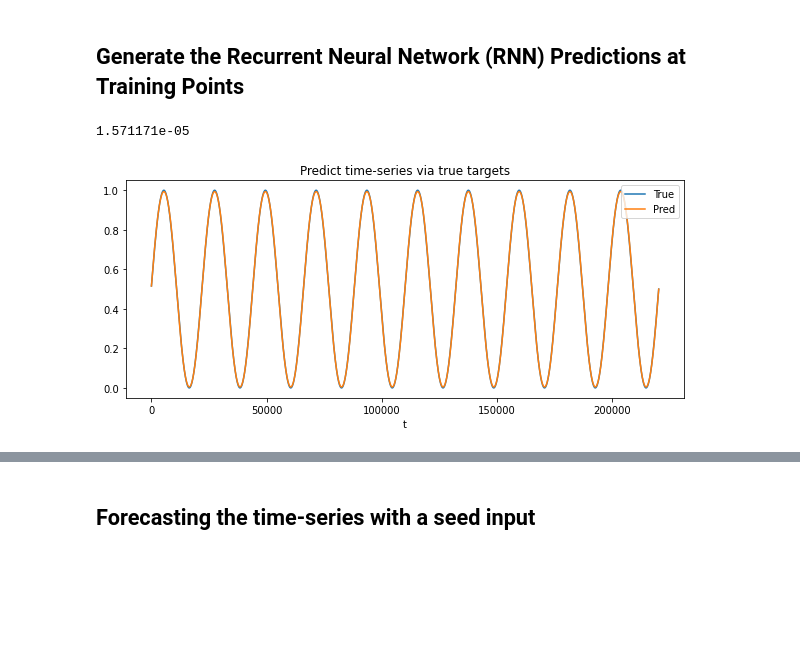
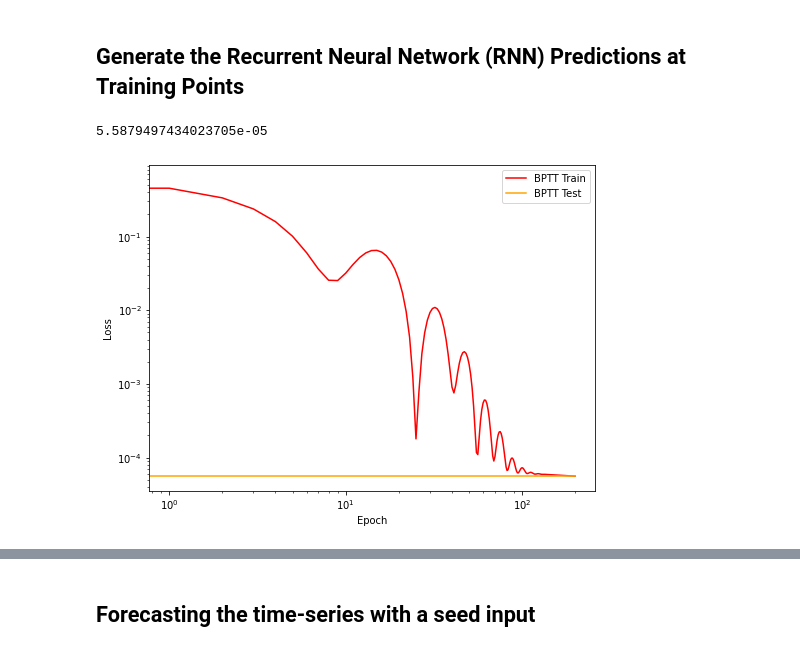
Before and after one commit to mpotta/bptt, a Jupyter notebook: RNNs for Chaos/rnns_for_sinusoid.ipynb, the cells around one changed output, grey strips where cells are left out. Drawn from its saved outputs; the diff is of its cells as text; code cells hidden in the pictures; blank space fills up the shorter version.

```diff
--- a/RNNs for Chaos/rnns_for_sinusoid.ipynb
+++ b/RNNs for Chaos/rnns_for_sinusoid.ipynb
@@ -15,7 +15,7 @@ def generate_sine_wave(freq, sample_rate, duration):
     return t, Z
 # %%
 # Generate a 2 Hz sine wave that lasts for 5 seconds
-t, Z = generate_sine_wave(2, SAMPLE_RATE, DURATION)
+t, Z = generate_sine_wave(0.5, SAMPLE_RATE, DURATION)
 
 fig = plt.figure(figsize=(8,4))
 ax = fig.add_subplot(111)
@@ -159,7 +165,7 @@ def normalize(data, train_set=None):
 X = normalize(Z)
 
 # The input to the RNN is a time-delay-embedded matrix of X(t) with embedding dimension q (also known as lookback; Kim et al., 1999).
-q = 10
+q = 1
 X_train = np.expand_dims(X, axis=1)
 X_train_step = np.zeros((q, len(t)-q, 1))
 for s in range(len(X)-q):
@@ -169,9 +175,9 @@ Y_train = X[q:]
 
 # X has the form nsteps x samples x input_dim
 # Y has the form samples x input_dim
-X_train_step = torch.from_numpy(X_train_step).type(torch.float)
+X_train_step = torch.from_numpy(X_train_step).type(torch.double)
 X_train_step_ss = torch.clone(X_train_step)
-Y_train = torch.from_numpy(Y_train).type(torch.float)
+Y_train = torch.from_numpy(Y_train).type(torch.double)
 # %% [markdown]
 ## Train the Recurrent Neural Network (RNN) via Teacher-forcing
 
@@ -179,9 +185,10 @@ Teacher forcing is a technique that is frequently used in dynamical supervised l
 # %%
 # Set flags
 enable_do = False       # Use a DropOut Layer
+enable_ss = True       # Train via Scheduled Sampling
 enable_sgd = False      # Use Stochastic Gradient Descent as Optimizer
 enable_adam = True      # Use the Adam Optimizer
-shuffle = True
+to_shuffle = True
 # %%
 # Init RNN model
 hidden_dim = 200
@@ -228,28 +253,27 @@ for epoch in range(epochs):
 # %%
-def plot_time_series(true, pred, label):
-    fig = plt.figure(figsize=(10,4))
+def plot_loss_history(loss_train, loss_test):
+    fig = plt.figure(figsize=(8,6))
     ax = fig.add_subplot(111)
-    ax.plot(true, label="True")
-    ax.plot(pred, label="Pred")
-    ax.set_xlabel("t")
-    ax.legend(loc=1)
-    ax.set_title(label)
+    ax.loglog(loss_train, color='red', label ="BPTT Train")
+    ax.loglog(loss_test*np.ones(epochs), color='orange', label ="BPTT Test")
+    ax.set_xlabel("Epoch")
+    ax.set_ylabel("Loss")
+    plt.legend()
     plt.show()
 # %% [markdown]
 ## Generate the Recurrent Neural Network (RNN) Predictions at Training Points
 # %%
 # Reset State & Burn-in
 net(X_train_step[:,0:burn_in_period,:])
 
 # Predict time-series via true targets
 pred, _ = net(X_train_step[:,burn_in_period:,:])
 
 # Compute loss
-error = loss_func(pred[-1,:,:].view(-1), Y_train[burn_in_period:]).detach().numpy()
-print(error)
+loss_test = criterion(pred[-1,:,:].view(-1), Y_train[burn_in_period:]).detach().numpy()
+print(loss_test)
 
-# Plot predictions
-plot_time_series(X[burn_in_period+q:], pred[-1,:,:].view(-1).detach().numpy(), "Predict time-series via true targets")
+plot_loss_history(loss_train, loss_test)
 # %% [output]
-1.571171e-05
+5.5879497434023705e-05
-[figure, old version]
+[figure, new version]
```
Also changed, not shown: parts of 8 cells of this notebook, 2 other files.
